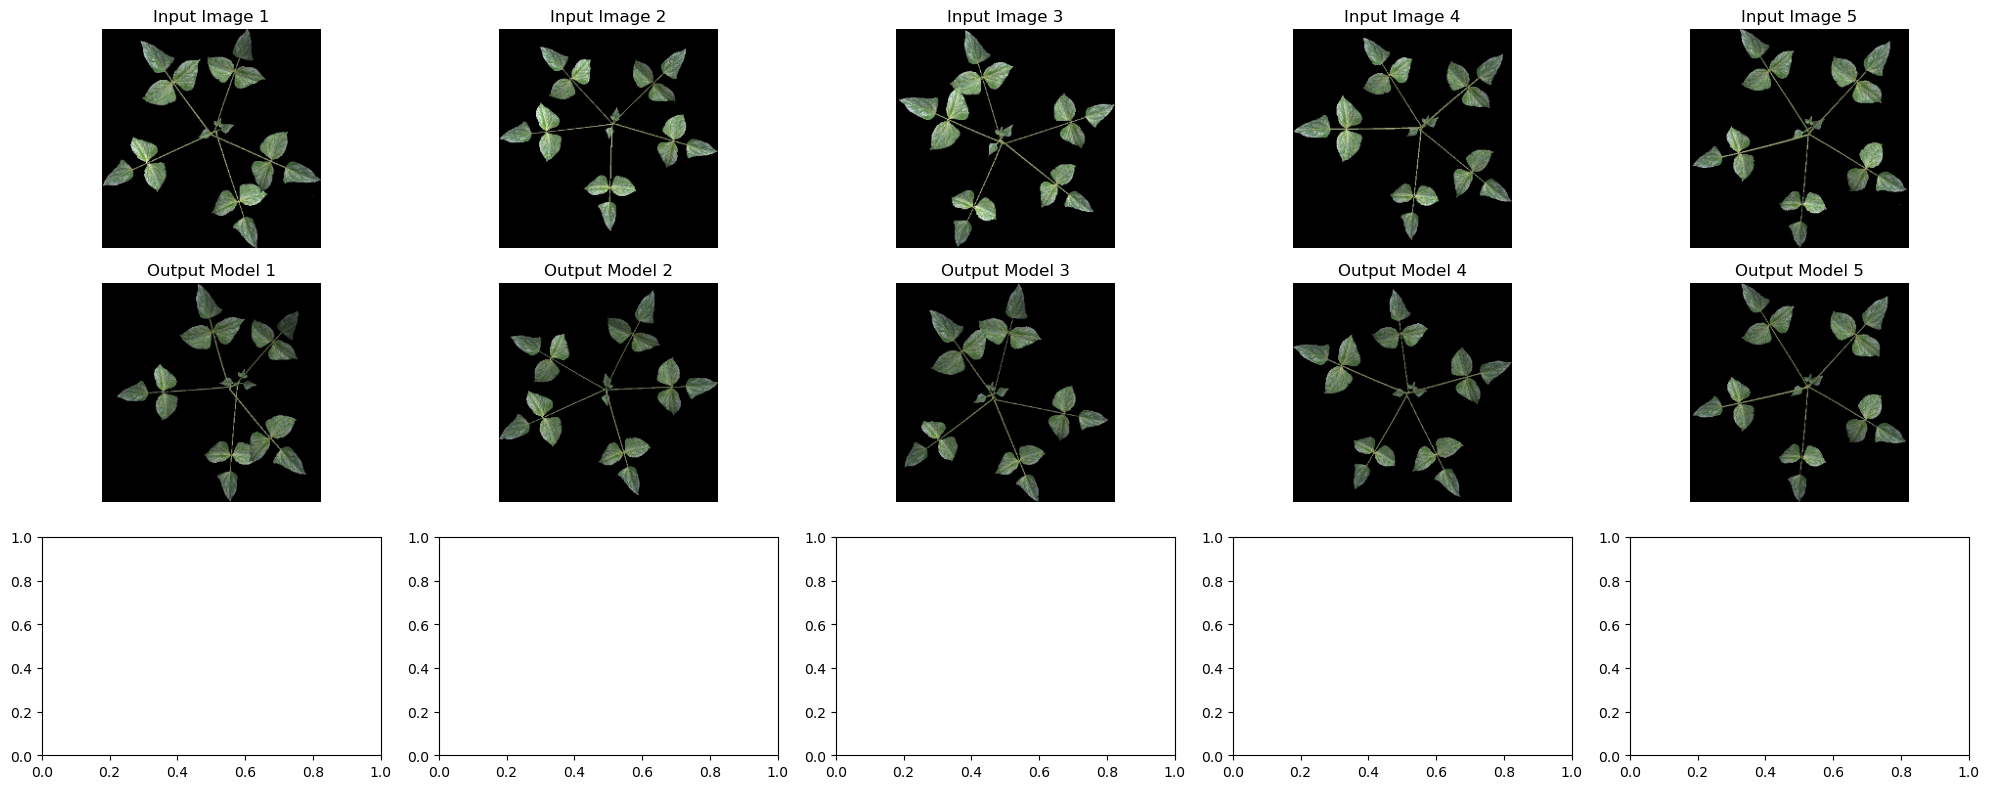
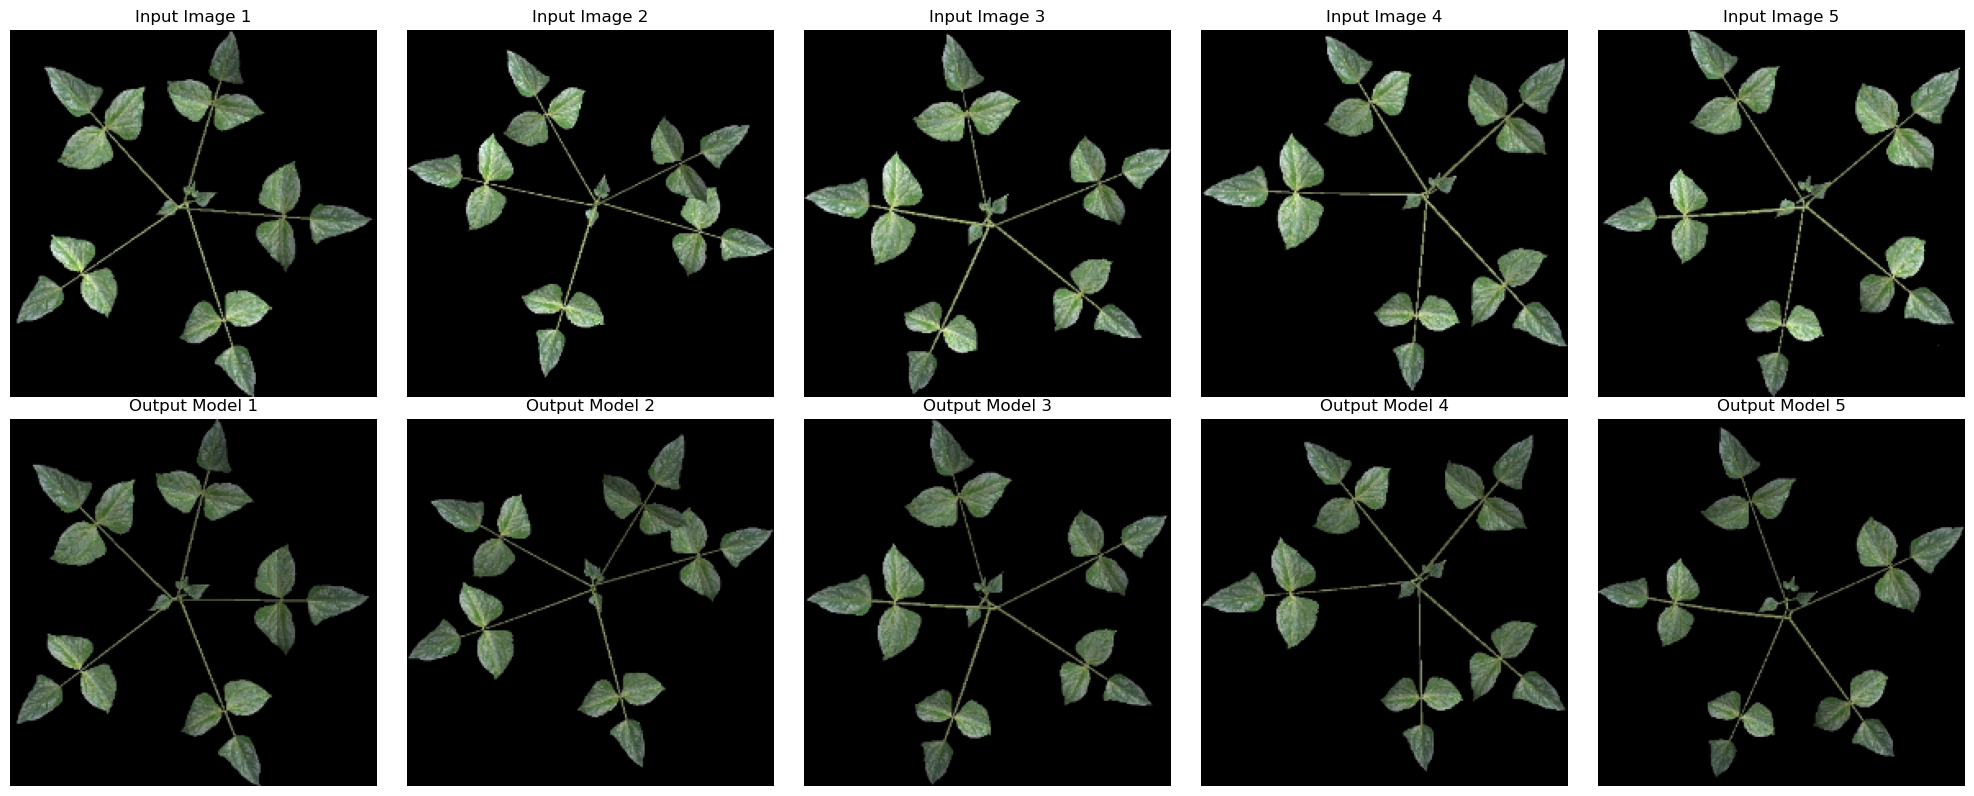
Code edit (unified diff) that turned the first committed figure into the second:
--- before
+++ after
@@ -5,6 +5,6 @@
 import matplotlib.pyplot as plt
 from plant_tokenizer import params_SOS_token_padded, SOS_token, EOS_token
-from plant_tokenizer import token2vec_new as token2vec
-from plant_tokenizer import vec2token_new as vec2token
+from plant_tokenizer import token2vec as token2vec
+from plant_tokenizer import vec2token as vec2token
 from plant_tokenizer import add_noise_plant_tokens
 from models.model import get_tgt_mask
@@ -20,10 +20,10 @@
 # Define stages and dataset
 stages = ["003", "010", "016", "023"]
-test_dataset = PlantDataset("../data/generated_dataset_Sep22_black", plot=["003"], stages=stages[0],
+test_dataset = PlantDataset("../data/generated_dataset_Sep22_black", plot=["004"], stages=stages[0],
                             transform=transform, load_depth=False, preload=False, process_leaf=True, image_size=image_size)
 gen_dataloader = DataLoader(test_dataset, batch_size=1, shuffle=False, collate_fn=collate_fn)
 
 # Prepare the figure
-fig, axes = plt.subplots(3, 5, figsize=(20, 8))
+fig, axes = plt.subplots(2, 5, figsize=(20, 8))
 
 def process_image(image, device):
@@ -52,4 +52,5 @@
     ax.set_title(title)
     ax.axis('off')
+
 # Process and display 10 images
 for idx, (image, out, lengths) in enumerate(test_dataset):

Commit: Tested on the entire dataset